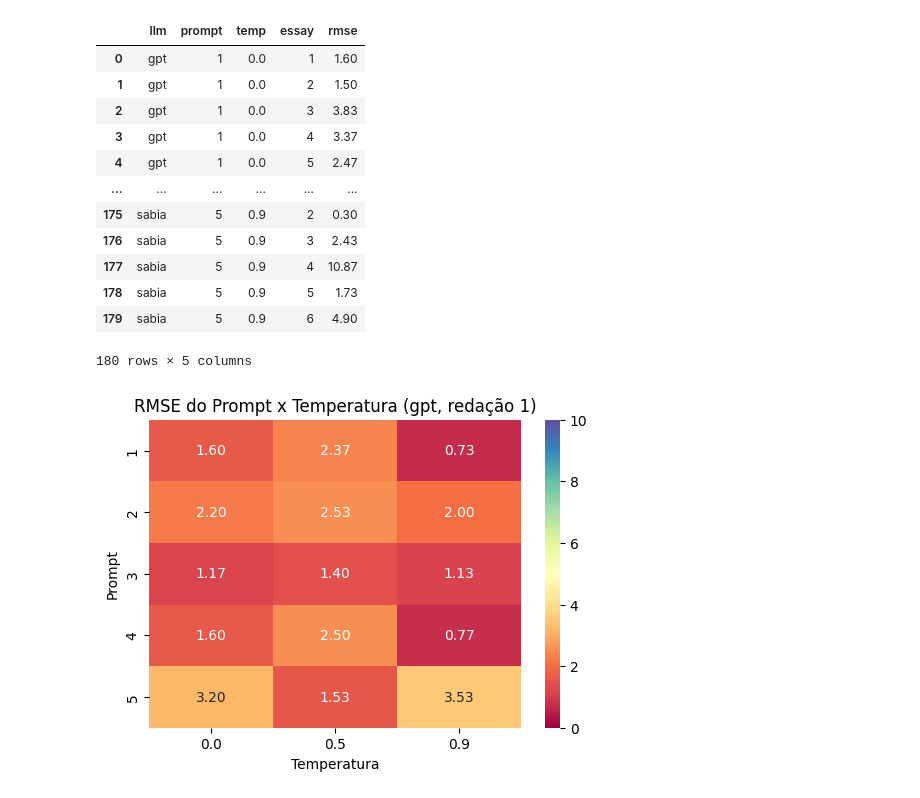
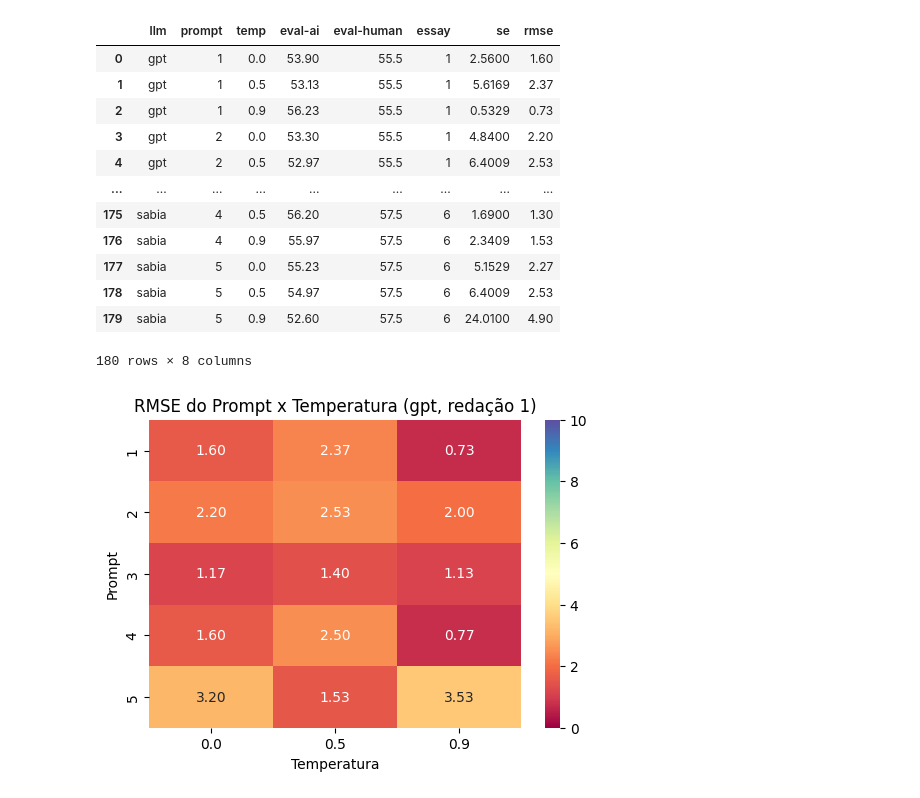
Before and after one commit to MeLLL-UFF/diplomatrixbr-eval, a Jupyter notebook: notebooks/heatmaps.ipynb, the cells around one changed output. Drawn from its saved outputs; the diff is of its cells as text; code cells hidden in the pictures.

```diff
--- a/notebooks/heatmaps.ipynb
+++ b/notebooks/heatmaps.ipynb
@@ -6,26 +6,32 @@ import matplotlib.pyplot as plt
 # %%
 df = pd.read_csv("../prompt_testing/sheets/gpt_vs_sabia_p1-5.csv", decimal=",")
 
 # calcula RMSE por grupo
 rmse_df = df.groupby(["llm", "prompt", "temp", "essay"]).apply(
     lambda g: np.sqrt(np.mean((g["eval-ai"] - g["eval-human"])**2))
 ).reset_index(name="rmse")
 
-rmse_df
+df["se"] = (df["eval-human"] - df["eval-ai"])**2
+
+df["rmse"] = df.groupby(
+    ["llm", "prompt", "temp", "essay"]
+)["se"].transform("mean") ** 0.5
+
+df
 # %% [output]
-|  | llm | prompt | temp | essay | rmse |
-| 0 | gpt | 1 | 0.0 | 1 | 1.60 |
-| 1 | gpt | 1 | 0.0 | 2 | 1.50 |
-| 2 | gpt | 1 | 0.0 | 3 | 3.83 |
-| 3 | gpt | 1 | 0.0 | 4 | 3.37 |
-| 4 | gpt | 1 | 0.0 | 5 | 2.47 |
-| ... | ... | ... | ... | ... | ... |
-| 175 | sabia | 5 | 0.9 | 2 | 0.30 |
-| 176 | sabia | 5 | 0.9 | 3 | 2.43 |
-| 177 | sabia | 5 | 0.9 | 4 | 10.87 |
-| 178 | sabia | 5 | 0.9 | 5 | 1.73 |
-| 179 | sabia | 5 | 0.9 | 6 | 4.90 |
+|  | llm | prompt | temp | eval-ai | eval-human | essay | se | rmse |
+| 0 | gpt | 1 | 0.0 | 53.90 | 55.5 | 1 | 2.5600 | 1.60 |
+| 1 | gpt | 1 | 0.5 | 53.13 | 55.5 | 1 | 5.6169 | 2.37 |
+| 2 | gpt | 1 | 0.9 | 56.23 | 55.5 | 1 | 0.5329 | 0.73 |
+| 3 | gpt | 2 | 0.0 | 53.30 | 55.5 | 1 | 4.8400 | 2.20 |
+| 4 | gpt | 2 | 0.5 | 52.97 | 55.5 | 1 | 6.4009 | 2.53 |
+| ... | ... | ... | ... | ... | ... | ... | ... | ... |
+| 175 | sabia | 4 | 0.5 | 56.20 | 57.5 | 6 | 1.6900 | 1.30 |
+| 176 | sabia | 4 | 0.9 | 55.97 | 57.5 | 6 | 2.3409 | 1.53 |
+| 177 | sabia | 5 | 0.0 | 55.23 | 57.5 | 6 | 5.1529 | 2.27 |
+| 178 | sabia | 5 | 0.5 | 54.97 | 57.5 | 6 | 6.4009 | 2.53 |
+| 179 | sabia | 5 | 0.9 | 52.60 | 57.5 | 6 | 24.0100 | 4.90 |
-180 rows × 5 columns
+180 rows × 8 columns
 # %%
 # Cria um heatmap para cada LLM e redação
 
```
Also changed, not shown: 1 other file.
